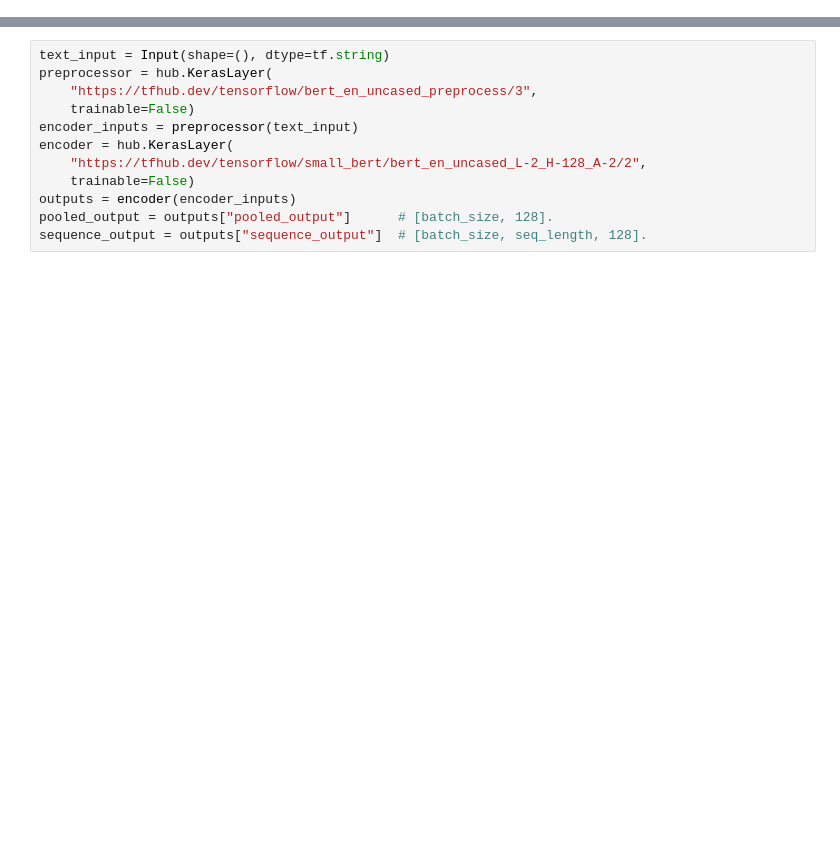
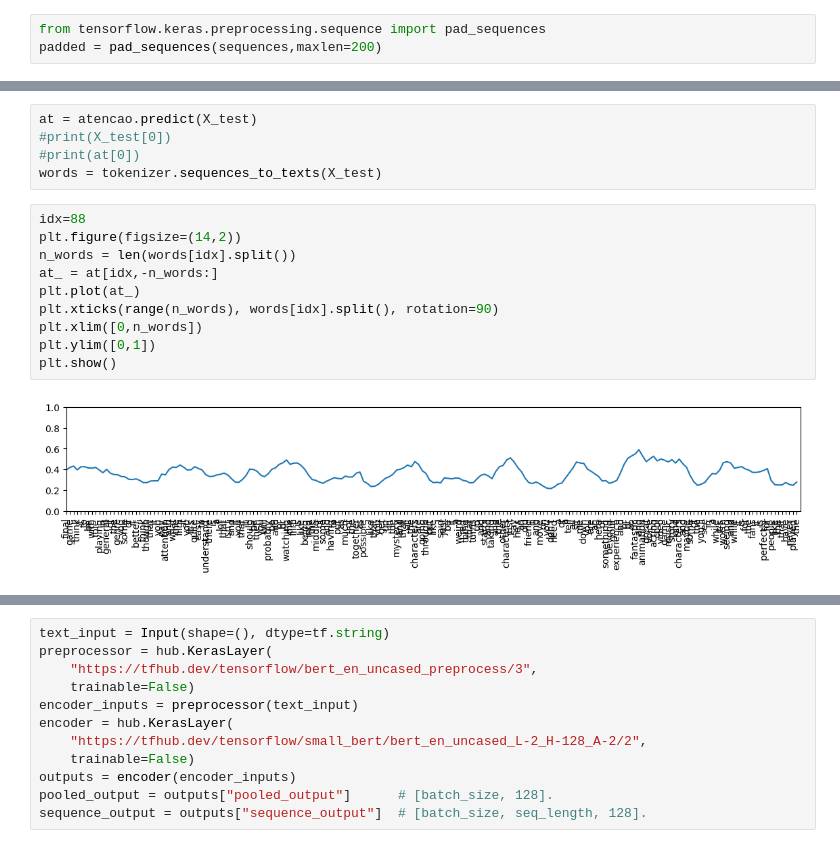
Before and after one commit to tiagoft101/nlp_2022s1, a Jupyter notebook: 23_bert.ipynb, the cells around one changed output, grey strips where cells are left out. Drawn from its saved outputs; the diff is of its cells as text; blank space fills up the shorter version.

```diff
--- a/23_bert.ipynb
+++ b/23_bert.ipynb
@@ -18,0 +41,3 @@ from sklearn.metrics import classification_report
+# %%
+from tensorflow.keras.preprocessing.sequence import pad_sequences
+padded = pad_sequences(sequences,maxlen=200)
@@ -18,0 +105,17 @@ from sklearn.metrics import classification_report
+# %%
+at = atencao.predict(X_test)
+#print(X_test[0])
+#print(at[0])
+words = tokenizer.sequences_to_texts(X_test)
+# %%
+idx=88
+plt.figure(figsize=(14,2))
+n_words = len(words[idx].split())
+at_ = at[idx,-n_words:]
+plt.plot(at_)
+plt.xticks(range(n_words), words[idx].split(), rotation=90)
+plt.xlim([0,n_words])
+plt.ylim([0,1])
+plt.show()
+# %% [output]
+[figure, added]
```
Also changed, not shown: parts of 30 cells of this notebook.
